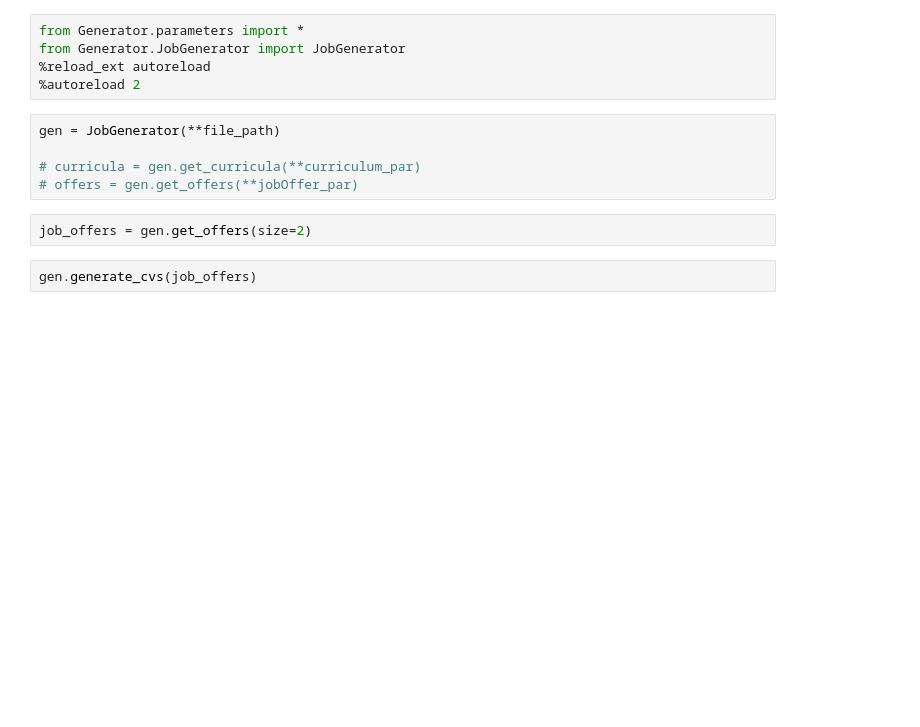
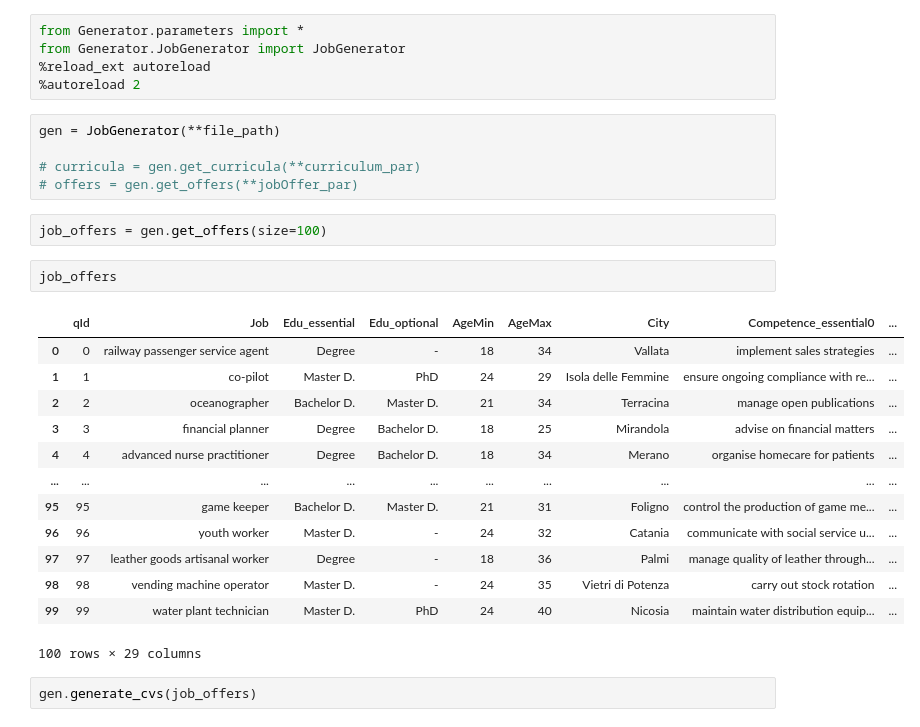
Before and after one commit to jacons/Interpretable-by-design-Human-Recommender, a Jupyter notebook: Generator/Generator.ipynb, the cells around one changed output. Drawn from its saved outputs; the diff is of its cells as text; blank space fills up the shorter version.

```diff
--- a/Generator/Generator.ipynb
+++ b/Generator/Generator.ipynb
@@ -9,7 +9,23 @@ gen = JobGenerator(**file_path)
 # curricula = gen.get_curricula(**curriculum_par)
 # offers = gen.get_offers(**jobOffer_par)
 # %%
-job_offers = gen.get_offers(size=2)
+job_offers = gen.get_offers(size=100)
+# %%
+job_offers
+# %% [output]
+|  | qId | Job | Edu_essential | Edu_optional | AgeMin | AgeMax | City | Competence_essential0 | ... |
+| 0 | 0 | railway passenger service agent | Degree | - | 18 | 34 | Vallata | implement sales strategies | ... |
+| 1 | 1 | co-pilot | Master D. | PhD | 24 | 29 | Isola delle Femmine | ensure ongoing compliance with re... | ... |
+| 2 | 2 | oceanographer | Bachelor D. | Master D. | 21 | 34 | Terracina | manage open publications | ... |
+| 3 | 3 | financial planner | Degree | Bachelor D. | 18 | 25 | Mirandola | advise on financial matters | ... |
+| 4 | 4 | advanced nurse practitioner | Degree | Bachelor D. | 18 | 34 | Merano | organise homecare for patients | ... |
+| ... | ... | ... | ... | ... | ... | ... | ... | ... | ... |
+| 95 | 95 | game keeper | Bachelor D. | Master D. | 21 | 31 | Foligno | control the production of game me... | ... |
+| 96 | 96 | youth worker | Master D. | - | 24 | 32 | Catania | communicate with social service u... | ... |
+| 97 | 97 | leather goods artisanal worker | Degree | - | 18 | 36 | Palmi | manage quality of leather through... | ... |
+| 98 | 98 | vending machine operator | Master D. | - | 24 | 35 | Vietri di Potenza | carry out stock rotation | ... |
+| 99 | 99 | water plant technician | Master D. | PhD | 24 | 40 | Nicosia | maintain water distribution equip... | ... |
+100 rows × 29 columns
 # %%
 gen.generate_cvs(job_offers)
 # %% [output]
```
Also changed, not shown: 6 other files.
